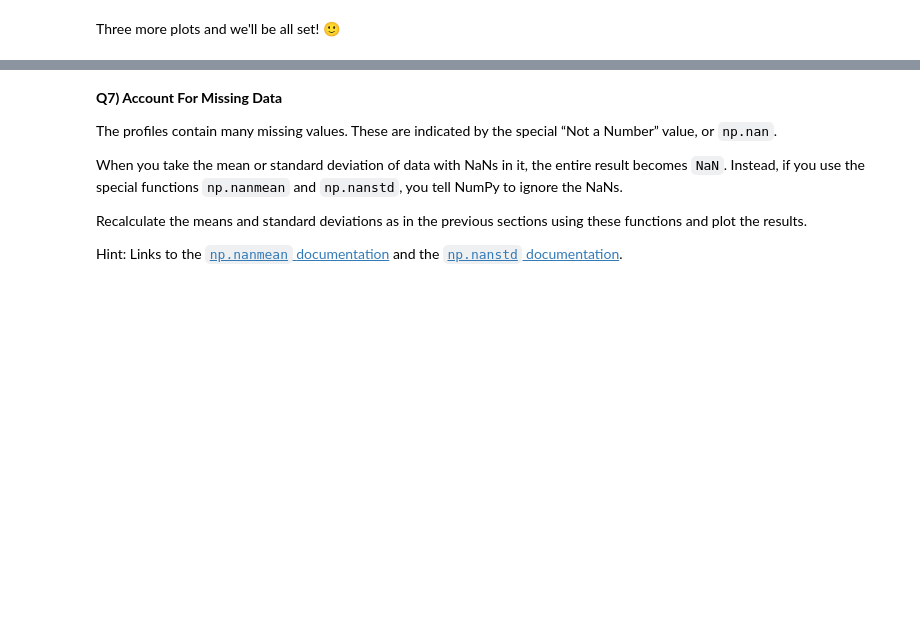
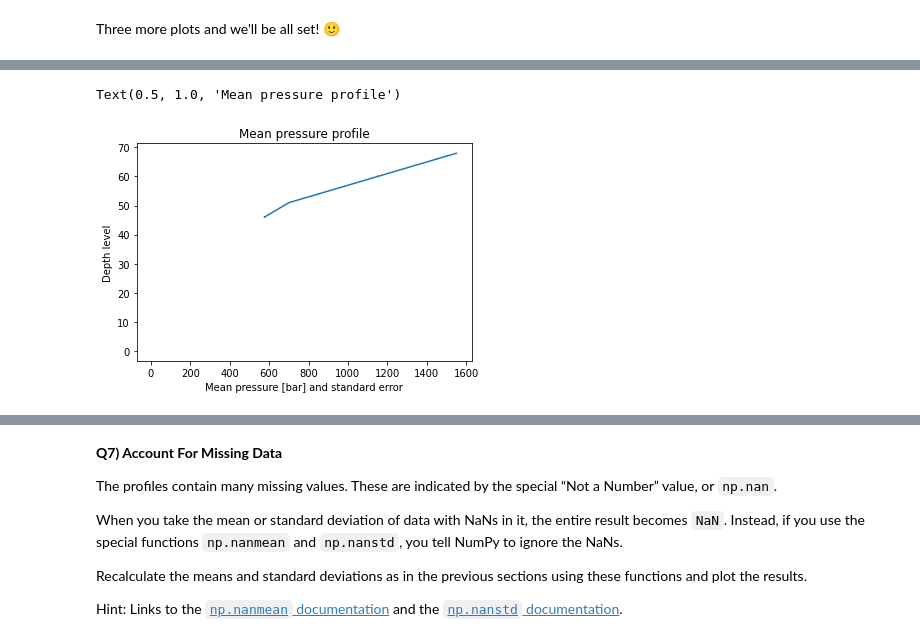
Before and after one commit to ocallaghanm/2022_Intro_Python, a Jupyter notebook: Exercises/W2_S1.ipynb, the cells around one changed output, grey strips where cells are left out. Cells and saved outputs as stored; diff of their text form; code cells hidden in the pictures; blank space fills up the shorter version.

```diff
--- a/Exercises/W2_S1.ipynb
+++ b/Exercises/W2_S1.ipynb
@@ -270,0 +287,8 @@ Three more plots and we'll be all set! 🙂
+# %%
+plt.errorbar(P_means,levels,xerr=P_std)
+plt.xlabel('Mean pressure [bar] and standard error')
+plt.ylabel('Depth level')
+plt.title('Mean pressure profile')
+# %% [output]
+Text(0.5, 1.0, 'Mean pressure profile')
+[figure, added]
```
Also changed, not shown: parts of 17 cells of this notebook.
